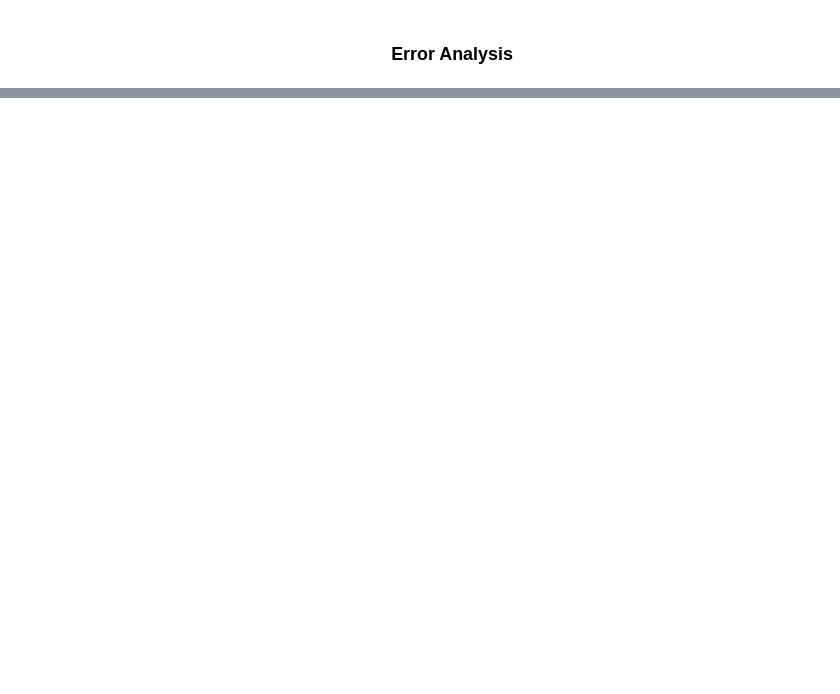
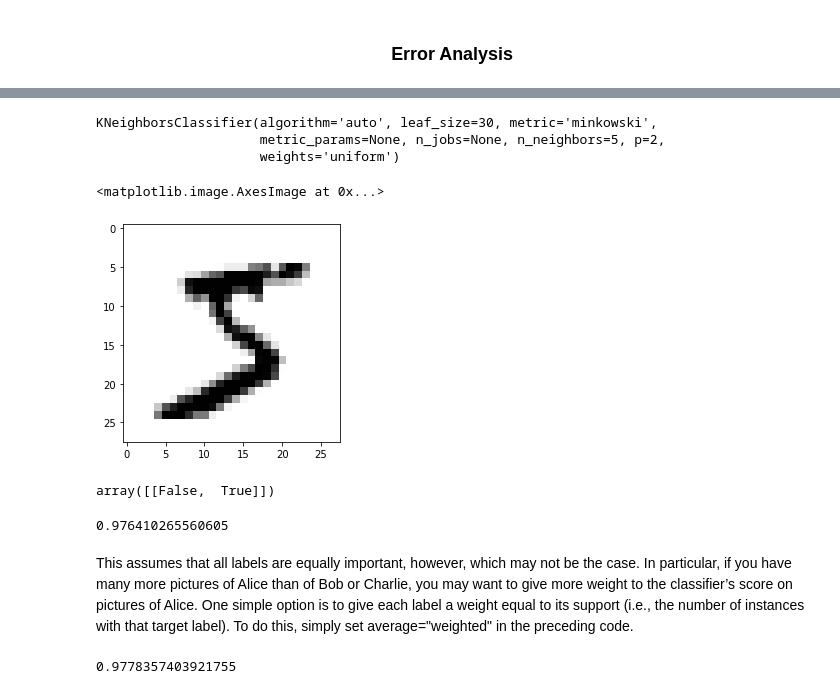
Before and after one commit to rabiyazaki/Supervised_Techniques, a Jupyter notebook: Classification.ipynb, the cells around one changed output, grey strips where cells are left out. Drawn from its saved outputs; the diff is of its cells as text; code cells hidden in the pictures; blank space fills up the shorter version.

```diff
--- a/Classification.ipynb
+++ b/Classification.ipynb
@@ -363,0 +413,28 @@ array([0.8983, 0.891 , 0.9018])
+# %%
+knn_clf = KNeighborsClassifier()
+knn_clf.fit(X_train, y_multilabel)
+# %% [output]
+KNeighborsClassifier(algorithm='auto', leaf_size=30, metric='minkowski',
+                     metric_params=None, n_jobs=None, n_neighbors=5, p=2,
+                     weights='uniform')
+# %%
+plt.imshow(some_random_dig.reshape(28,28),cmap='binary')
+# %% [output]
+<matplotlib.image.AxesImage at 0x...>
+[figure, added]
+# %%
+knn_clf.predict([some_random_dig])
+# And it gets it right! The digit 5 is indeed not large (False) and odd (True)
+# %% [output]
+array([[False,  True]])
+# %%
+y_train_knn_pred = cross_val_predict(knn_clf, X_train, y_multilabel, cv=3)
+f1_score(y_multilabel, y_train_knn_pred, average="macro")
+# %% [output]
+0.976410265560605
+# %% [markdown]
+This assumes that all labels are equally important, however, which may not be the case. In particular, if you have many more pictures of Alice than of Bob or Charlie, you may want to give more weight to the classifier’s score on pictures of Alice. One simple option is to give each label a weight equal to its support (i.e., the number of instances with that target label). To do this, simply set average="weighted" in the preceding code.
+# %%
+f1_score(y_multilabel, y_train_knn_pred, average="weighted")
+# %% [output]
+0.9778357403921755
```
Also changed, not shown: parts of 10 cells of this notebook.
